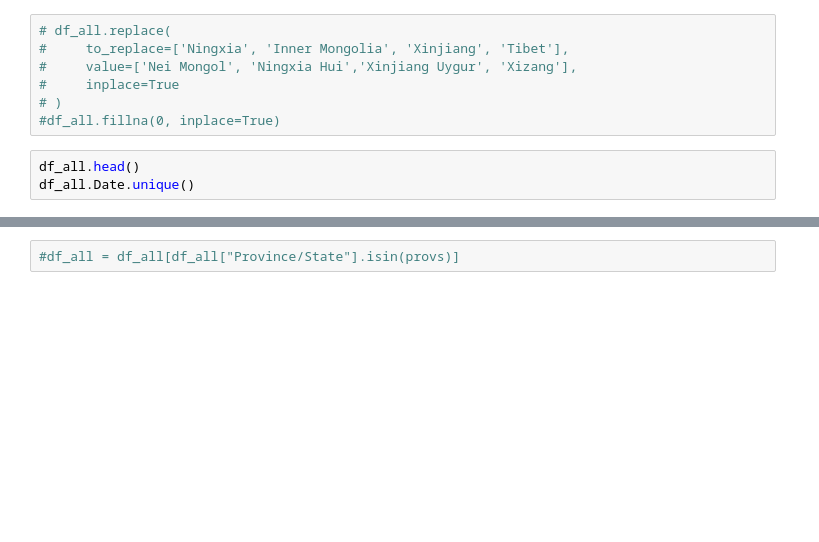
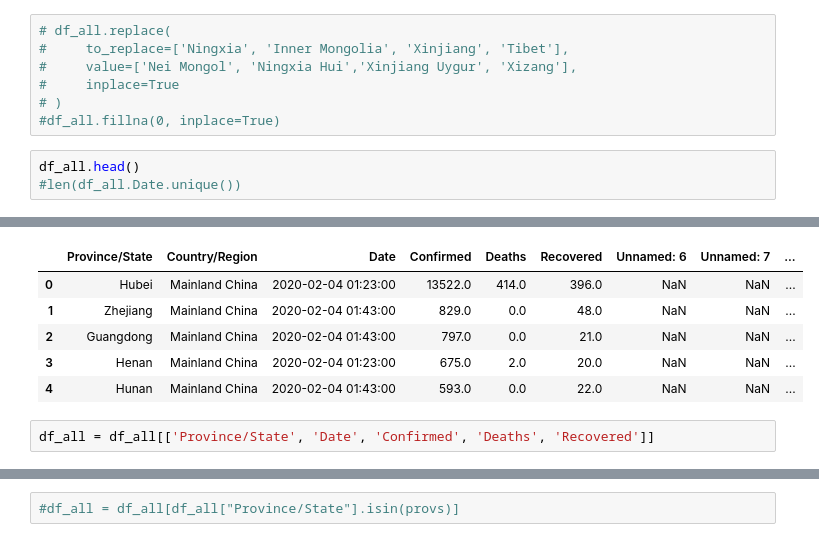
Before and after one commit to mattijn/JHU_2019nConV, a Jupyter notebook: line_fit_hubei.ipynb, the cells around one changed output, grey strips where cells are left out. Drawn from its saved outputs; the diff is of its cells as text; blank space fills up the shorter version.

```diff
--- a/line_fit_hubei.ipynb
+++ b/line_fit_hubei.ipynb
@@ -39,5 +42,5 @@ Index(['Province/State', 'Country/Region', 'Date', 'Confirmed', 'Deaths',
 #df_all.fillna(0, inplace=True)
 # %%
 df_all.head()
-df_all.Date.unique()
+#len(df_all.Date.unique())
 # %% [output]
@@ -60,0 +47,8 @@ array(['2020-02-01T23:33:00.000000000', '2020-02-02T02:13:00.000000000',
+|  | Province/State | Country/Region | Date | Confirmed | Deaths | Recovered | Unnamed: 6 | Unnamed: 7 | ... |
+| 0 | Hubei | Mainland China | 2020-02-04 01:23:00 | 13522.0 | 414.0 | 396.0 | NaN | NaN | ... |
+| 1 | Zhejiang | Mainland China | 2020-02-04 01:43:00 | 829.0 | 0.0 | 48.0 | NaN | NaN | ... |
+| 2 | Guangdong | Mainland China | 2020-02-04 01:43:00 | 797.0 | 0.0 | 21.0 | NaN | NaN | ... |
+| 3 | Henan | Mainland China | 2020-02-04 01:23:00 | 675.0 | 2.0 | 20.0 | NaN | NaN | ... |
+| 4 | Hunan | Mainland China | 2020-02-04 01:43:00 | 593.0 | 0.0 | 22.0 | NaN | NaN | ... |
+# %%
+df_all = df_all[['Province/State', 'Date', 'Confirmed', 'Deaths', 'Recovered']]
```
Also changed, not shown: parts of 44 cells of this notebook, 1 other file.
